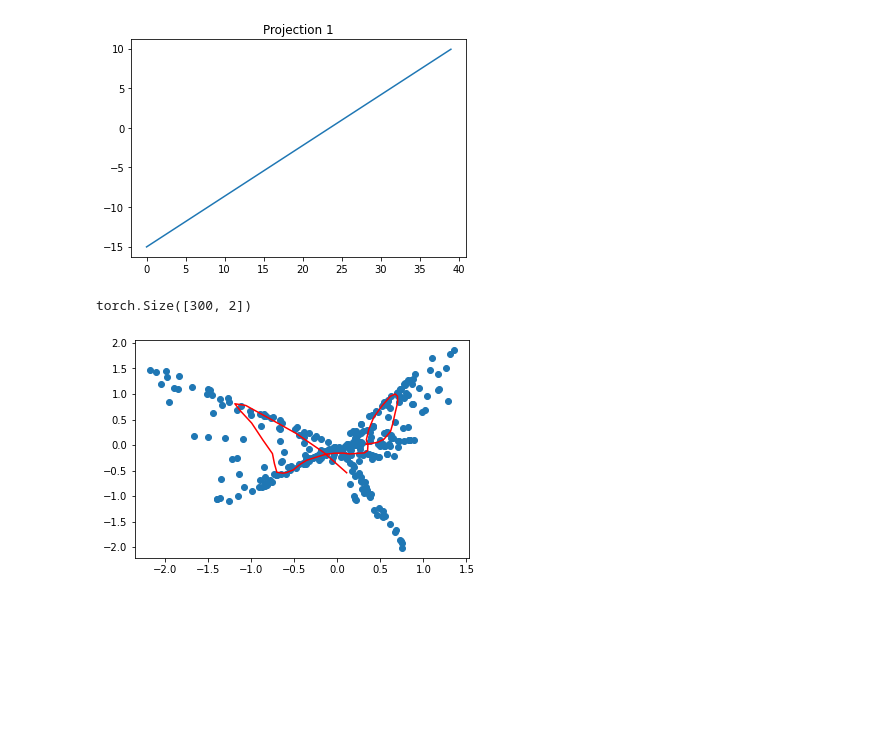
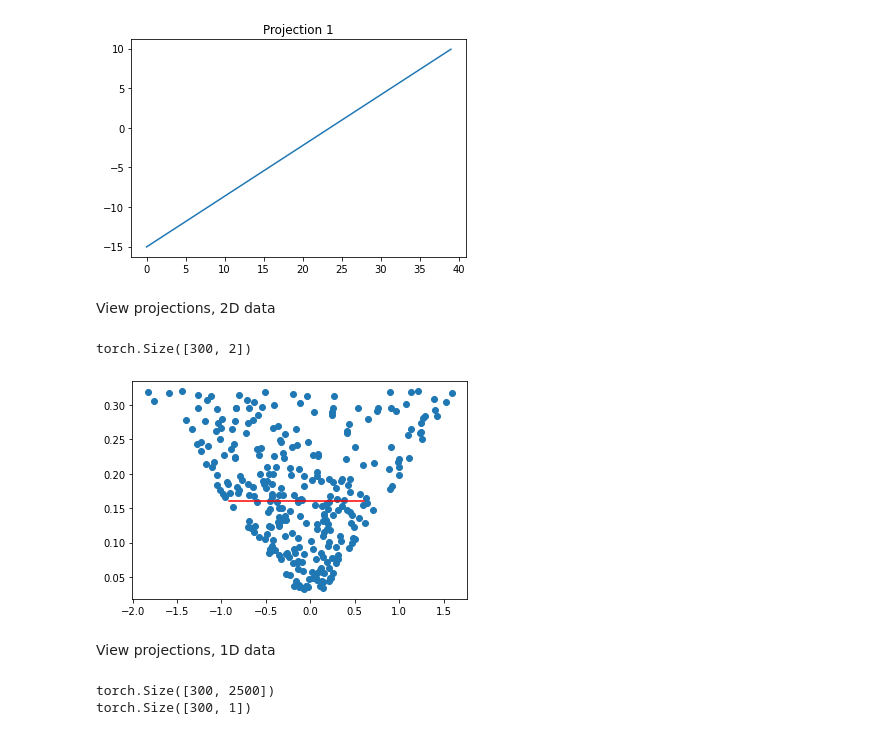
Before and after one commit to michael-psenka/manifold-linearization, a Jupyter notebook: test_files/cc_test.ipynb, the cells around one changed output. Saved outputs shown, nothing was run; the diff lists cells and outputs as text; code cells hidden in the pictures; blank space fills up the shorter version.

```diff
--- a/test_files/cc_test.ipynb
+++ b/test_files/cc_test.ipynb
@@ -805,9 +833,10 @@ class InjectivityPCA(nn.Module):
         # Compute diff from projected vectors
         diff_proj = (A.unsqueeze(1) - A)
         # remove redundant diffs, normalize
-        diff_proj = diff_proj[self.diff_select,:] * self.diff_norm_scale*10
+        # diff_proj = diff_proj[self.diff_select,:] * self.diff_norm_scale*10
+        diff_proj = diff_proj[self.diff_select,:] * (1/self.diff_norm_scale.pow(4))
 
         # average out sample complexity, but not dimension
-        return 0.25*diff_proj.pow(4).mean(axis=0).sum()
+        return -1*diff_proj.abs().mean(axis=0).sum()
 # %%
 import time
@@ -977,35 +1040,51 @@ plt.show()
 # plt.show()
 # %% [output]
 [figure]
+# %% [markdown]
+View projections, 2D data
 # %%
 u_proj1 = torch.zeros(res,res)
 for i in range(res):
 	u_proj1[i,:] = (i- res / 2) / (res / 2)
-u_proj1 = u_proj.view(1, -1).T
+u_proj1[:,:res//2 - block_size//2] = 0
+u_proj1[:,res//2 + block_size//2:] = 0
+u_proj1 = u_proj1.view(1, -1).T
 u_proj2 = torch.ones(res**2, 1)
+# normalize
+u_proj1 = u_proj1 / torch.norm(u_proj1, p=2)
+u_proj2 = u_proj2 / torch.norm(u_proj2, p=2)
 
-# U = torch.hstack((V[:,[0]], V[:,[1]]))
-# U = torch.hstack((u_proj1, u_proj2))
-U = P_final
+# U = torch.hstack((V_pca_full[:,[0]], V_pca_full[:,[1]]))
+U = torch.hstack((u_proj1, u_proj2))
+# U = P_final
+# U= u_proj1
 # U = torch.randn(U.shape)
 Z_proj = Z@U
-# Z_proj[:,1] = Z_proj[:,1] - 20
 print(Z_proj.shape)
 plt.scatter(Z_proj[:,0].numpy(), Z_proj[:,1].numpy())
 
 # show geodesic
 len_test = res - 2*block_size
 X1 = torch.zeros(len_test,res,res)
 for i in range(len_test):
 	x = i + block_size//2
 	y = res // 2
 	brightness = 0.5
 	X1[i,x-block_size//2:x+block_size//2, y-block_size//2:y+block_size//2] = brightness
 
 Z1 = X1.view(len_test, -1)
 Z1_proj1 = Z1@U
 plt.plot(Z1_proj1[:,0].numpy(), Z1_proj1[:,1].numpy(), c='r')
+# plt.plot(np.arange(len_test), Z1_proj1[:].numpy(), c='r')
 plt.show()
 # %% [output]
 torch.Size([300, 2])
-[figure, old version]
+[figure, new version]
+# %% [markdown]
+View projections, 1D data
+# %%
+print(Z.shape)
+print((Z@u_proj1)[:].shape)
+# %% [output]
+torch.Size([300, 2500])
+torch.Size([300, 1])
```
Also changed, not shown: parts of 16 cells of this notebook.
